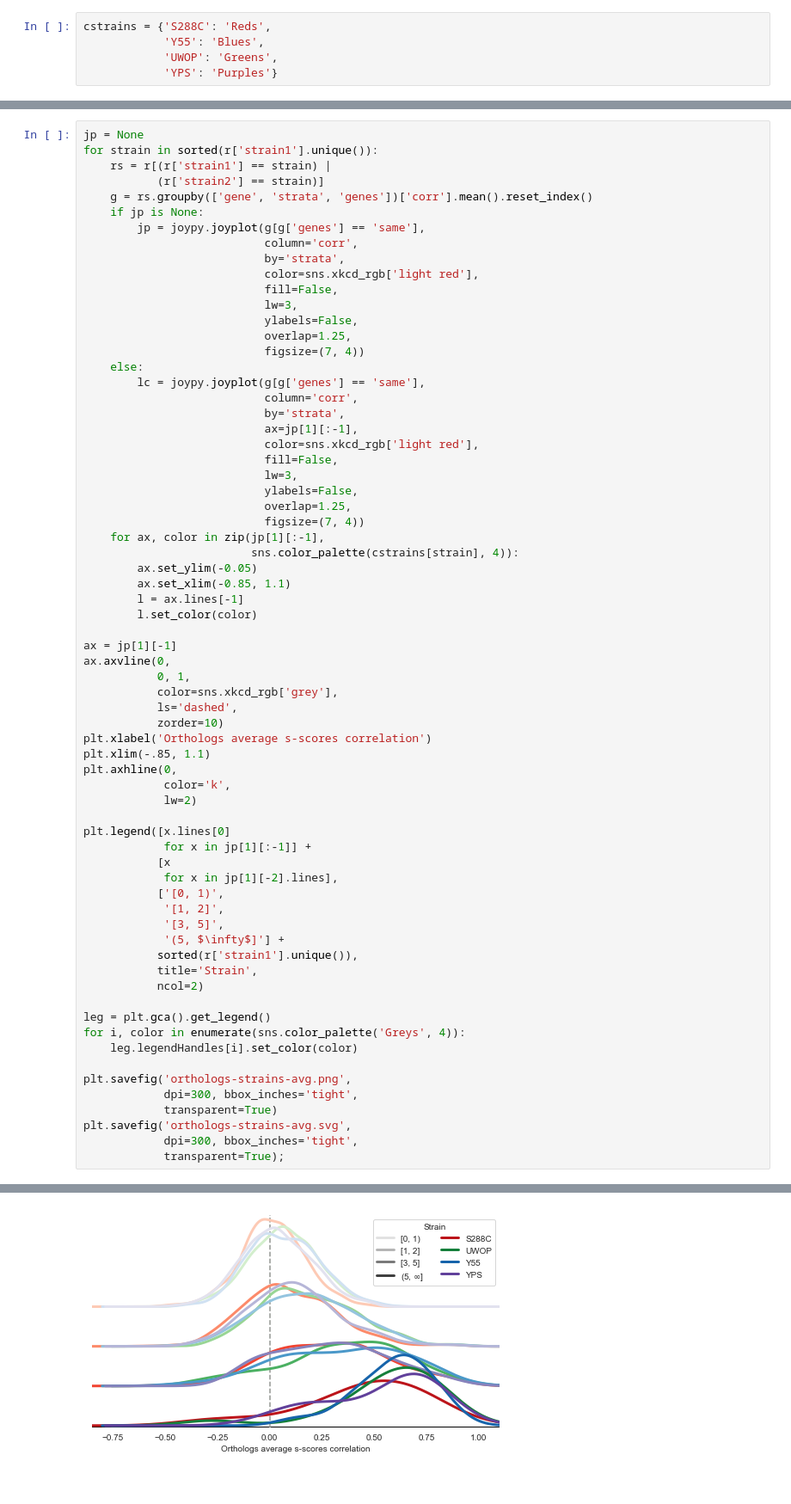
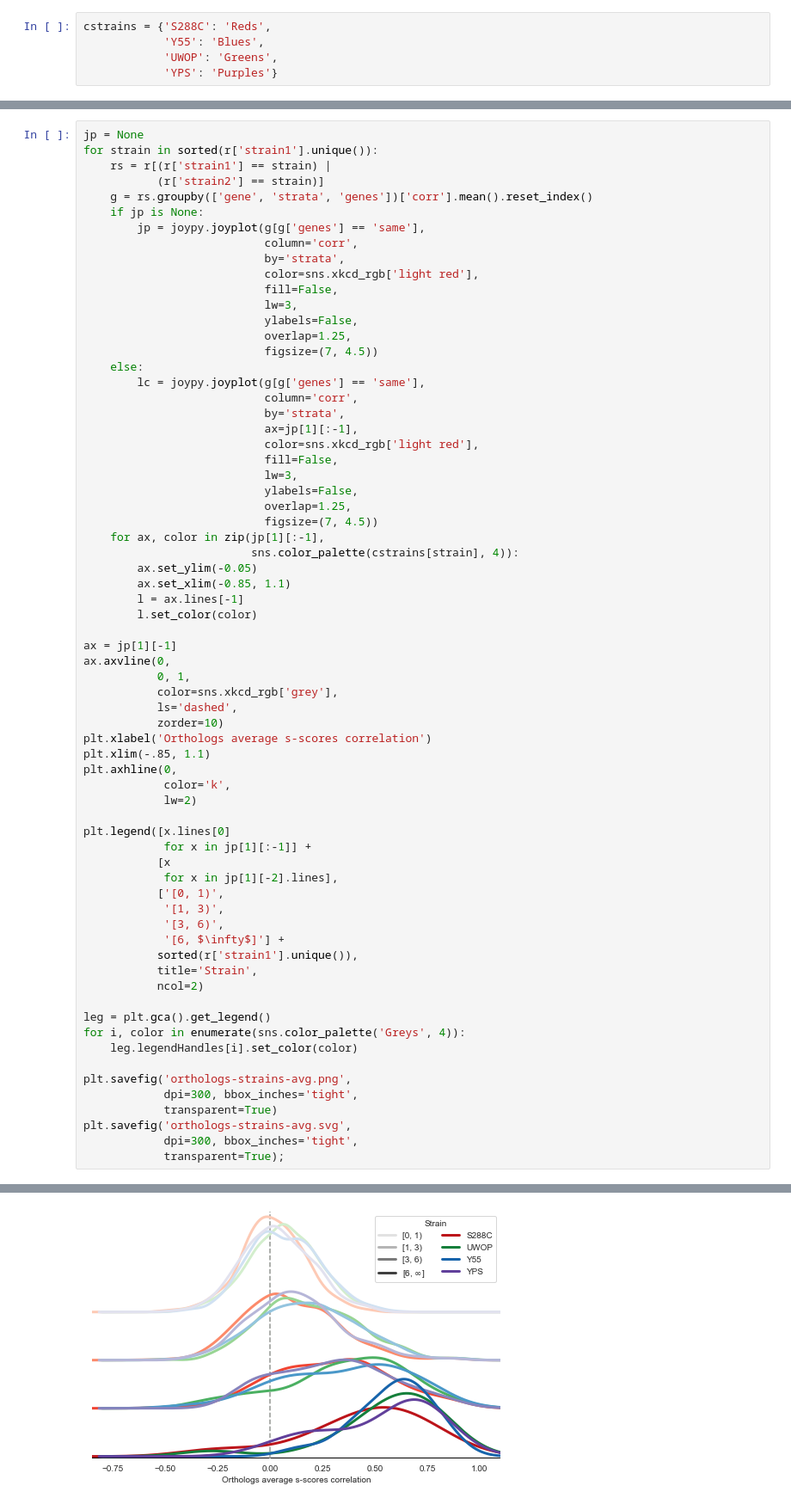
Before and after one commit to mgalardini/2018koyeast, a Jupyter notebook: notebooks/orthologs-strata.ipynb, the cells around one changed output, grey strips where cells are left out. Shown: that part at 86% size. Drawn from its saved outputs; the diff is of its cells as text.

```diff
--- a/notebooks/orthologs-strata.ipynb
+++ b/notebooks/orthologs-strata.ipynb
@@ -235,7 +245,7 @@ for strain in sorted(r['strain1'].unique()):
                            lw=3,
                            ylabels=False,
                            overlap=1.25,
-                           figsize=(7, 4))
+                           figsize=(7, 4.5))
     else:
         lc = joypy.joyplot(g[g['genes'] == 'same'],
                            column='corr',
@@ -246,7 +256,7 @@ for strain in sorted(r['strain1'].unique()):
                            lw=3,
                            ylabels=False,
                            overlap=1.25,
-                           figsize=(7, 4))
+                           figsize=(7, 4.5))
     for ax, color in zip(jp[1][:-1],
                          sns.color_palette(cstrains[strain], 4)):
         ax.set_ylim(-0.05)
@@ -271,9 +281,9 @@ plt.legend([x.lines[0]
            [x
             for x in jp[1][-2].lines],
            ['[0, 1)',
-            '[1, 2]',
-            '[3, 5]',
-            '(5, $\infty$]'] +
+            '[1, 3)',
+            '[3, 6)',
+            '[6, $\infty$]'] +
            sorted(r['strain1'].unique()),
            title='Strain',
            ncol=2)
@@ -292 +308 @@ plt.savefig('orthologs-strains-avg.svg',
-[figure, old version]
+[figure, new version]
```
Also changed, not shown: parts of 4 cells of this notebook.
